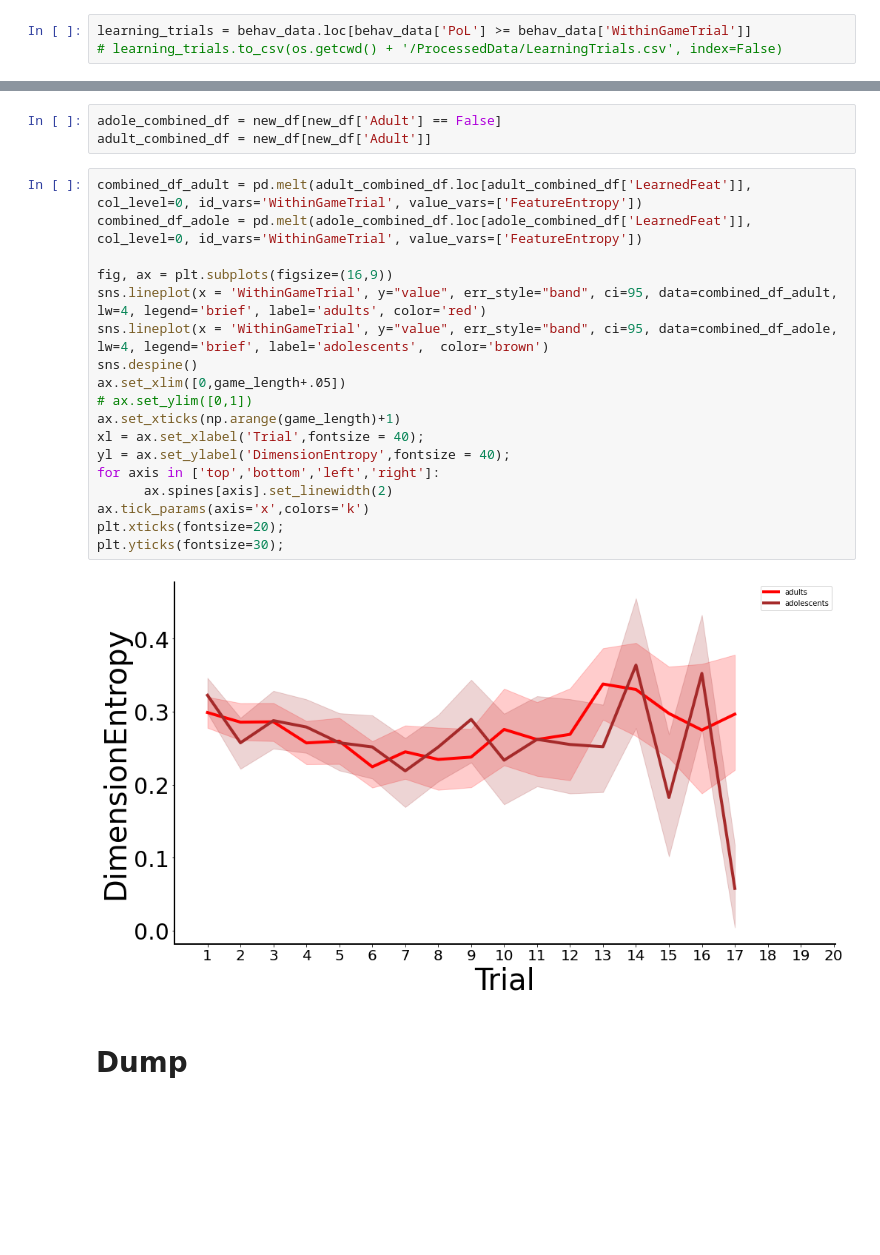
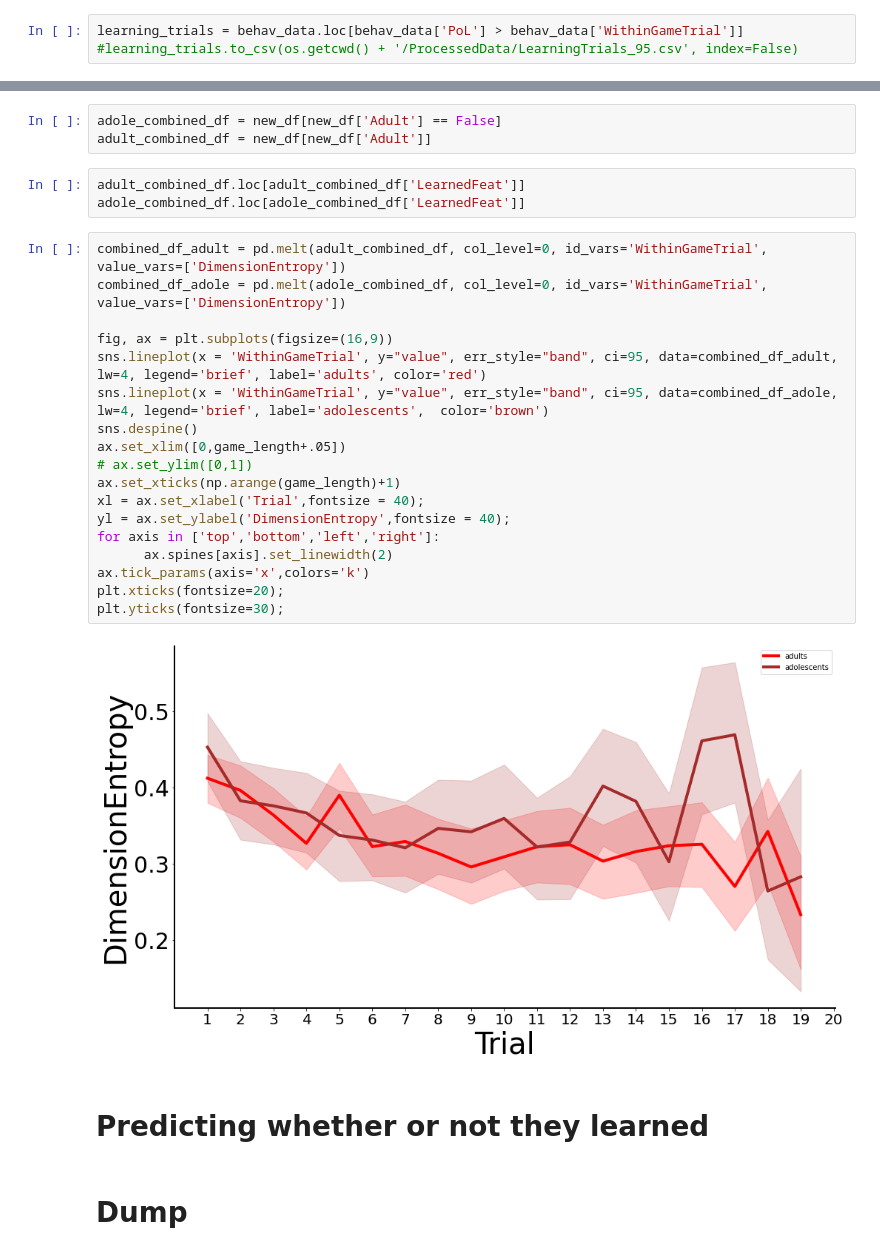
Before and after one commit to angelaradulescu/ldm-analysis, a Jupyter notebook: 5.5 More Behavior.ipynb, the cells around one changed output, grey strips where cells are left out. Saved outputs shown, nothing was run; the diff lists cells and outputs as text; blank space fills up the shorter version.

Commit message:
updating figures with learning info

```diff
--- a/5.5 More Behavior.ipynb
+++ b/5.5 More Behavior.ipynb
@@ -190,8 +209,8 @@ behav_data = behav_data[behav_data['Age'].notna()]
 # %% [markdown]
 ## Grab Learning Trials Only
 # %%
-learning_trials = behav_data.loc[behav_data['PoL'] >= behav_data['WithinGameTrial']]
-# learning_trials.to_csv(os.getcwd() + '/ProcessedData/LearningTrials.csv', index=False)
+learning_trials = behav_data.loc[behav_data['PoL'] > behav_data['WithinGameTrial']]
+#learning_trials.to_csv(os.getcwd() + '/ProcessedData/LearningTrials_95.csv', index=False)
 # %%
 df = pd.melt(learning_trials.loc[learning_trials['LearnedFeat']], col_level=0, id_vars='WithinGameTrial', value_vars=['Correct'])
 
@@ -263,26 +292,31 @@ new_df = learning_trials.merge(relative_looking_time_df, on=['Subj', 'Trial'], h
 # %%
 adole_combined_df = new_df[new_df['Adult'] == False]
 adult_combined_df = new_df[new_df['Adult']]
+# %%
+adult_combined_df.loc[adult_combined_df['LearnedFeat']]
+adole_combined_df.loc[adole_combined_df['LearnedFeat']]
 # %%
-combined_df_adult = pd.melt(adult_combined_df.loc[adult_combined_df['LearnedFeat']], col_level=0, id_vars='WithinGameTrial', value_vars=['FeatureEntropy'])
-combined_df_adole = pd.melt(adole_combined_df.loc[adole_combined_df['LearnedFeat']], col_level=0, id_vars='WithinGameTrial', value_vars=['FeatureEntropy'])
+combined_df_adult = pd.melt(adult_combined_df, col_level=0, id_vars='WithinGameTrial', value_vars=['DimensionEntropy'])
+combined_df_adole = pd.melt(adole_combined_df, col_level=0, id_vars='WithinGameTrial', value_vars=['DimensionEntropy'])
 
 fig, ax = plt.subplots(figsize=(16,9))
 sns.lineplot(x = 'WithinGameTrial', y="value", err_style="band", ci=95, data=combined_df_adult, lw=4, legend='brief', label='adults', color='red')
 sns.lineplot(x = 'WithinGameTrial', y="value", err_style="band", ci=95, data=combined_df_adole, lw=4, legend='brief', label='adolescents',  color='brown')
 sns.despine()
 ax.set_xlim([0,game_length+.05])
 # ax.set_ylim([0,1])
 ax.set_xticks(np.arange(game_length)+1)
 xl = ax.set_xlabel('Trial',fontsize = 40);
 yl = ax.set_ylabel('DimensionEntropy',fontsize = 40);
 for axis in ['top','bottom','left','right']:
       ax.spines[axis].set_linewidth(2)
 ax.tick_params(axis='x',colors='k')
 plt.xticks(fontsize=20);
 plt.yticks(fontsize=30);
 # %% [output]
-[figure, old version]
+[figure, new version]
+# %% [markdown]
+# Predicting whether or not they learned
 # %% [markdown]
 # Dump
 # %%
```
Also changed, not shown: parts of 9 cells of this notebook, 5 other files.
